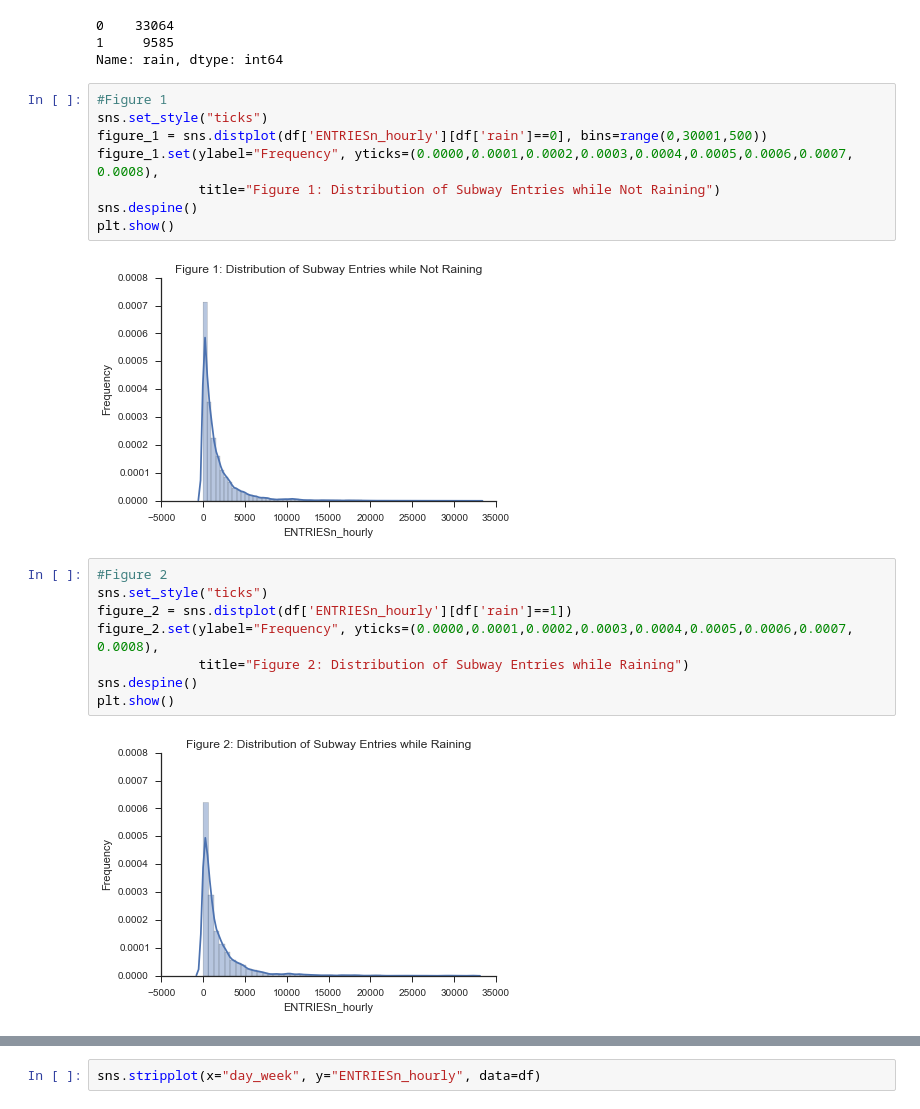
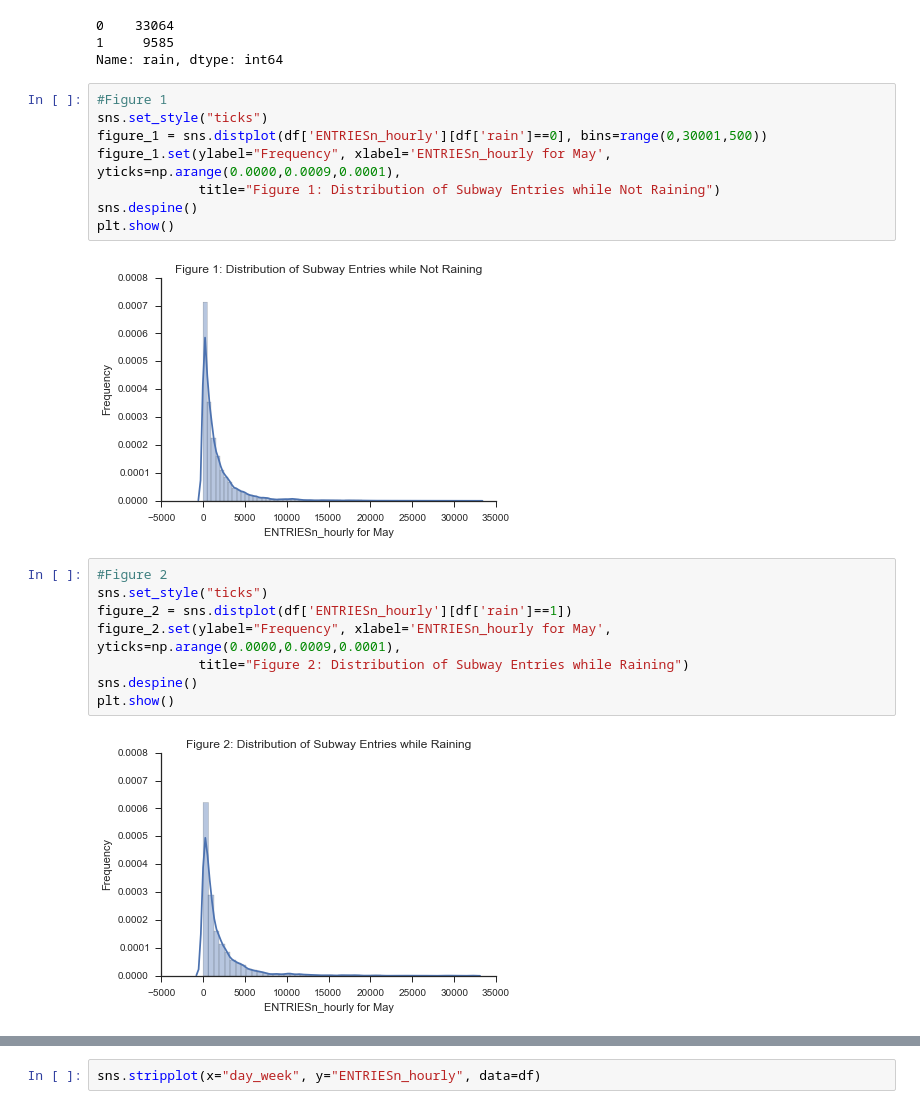
Before and after one commit to kshannon/udacity-data-analyst, a Jupyter notebook: project 2/Project 2 - Analyze NYC Subway Dataset.ipynb, the cells around one changed output, grey strips where cells are left out. Saved outputs shown, nothing was run; the diff lists cells and outputs as text.

```diff
--- a/project 2/Project 2 - Analyze NYC Subway Dataset.ipynb
+++ b/project 2/Project 2 - Analyze NYC Subway Dataset.ipynb
@@ -86,20 +89,20 @@ Name: rain, dtype: int64
 # %%
 #Figure 1
 sns.set_style("ticks")
 figure_1 = sns.distplot(df['ENTRIESn_hourly'][df['rain']==0], bins=range(0,30001,500))
-figure_1.set(ylabel="Frequency", yticks=(0.0000,0.0001,0.0002,0.0003,0.0004,0.0005,0.0006,0.0007, 0.0008),
+figure_1.set(ylabel="Frequency", xlabel='ENTRIESn_hourly for May', yticks=np.arange(0.0000,0.0009,0.0001),
              title="Figure 1: Distribution of Subway Entries while Not Raining")
 sns.despine()
 plt.show()
 # %% [output]
-[figure, old version]
+[figure, new version]
 # %%
 #Figure 2
 sns.set_style("ticks")
 figure_2 = sns.distplot(df['ENTRIESn_hourly'][df['rain']==1])
-figure_2.set(ylabel="Frequency", yticks=(0.0000,0.0001,0.0002,0.0003,0.0004,0.0005,0.0006,0.0007, 0.0008),
+figure_2.set(ylabel="Frequency", xlabel='ENTRIESn_hourly for May', yticks=np.arange(0.0000,0.0009,0.0001),
              title="Figure 2: Distribution of Subway Entries while Raining")
 sns.despine()
 plt.show()
 # %% [output]
-[figure, old version]
+[figure, new version]
```
Also changed, not shown: parts of 15 cells of this notebook.
